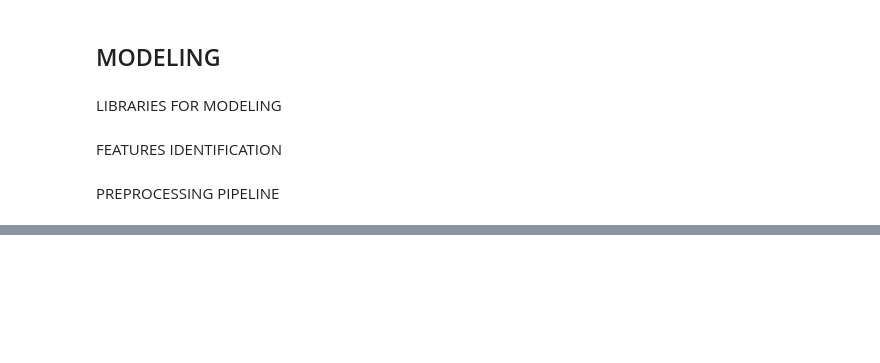
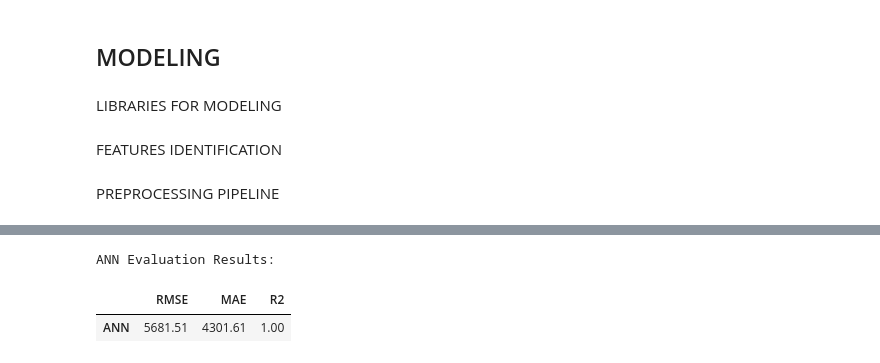
Before and after one commit to sentongo-web/valuation-task, a Jupyter notebook: valuation.ipynb, the cells around one changed output, grey strips where cells are left out. Drawn from its saved outputs; the diff is of its cells as text; code cells hidden in the pictures; blank space fills up the shorter version.

```diff
--- a/valuation.ipynb
+++ b/valuation.ipynb
@@ -990,0 +973,47 @@ for name, pipeline in models.items():
+# %%
+# Re-import required libraries
+from sklearn.neural_network import MLPRegressor
+
+# Define ANN pipeline (light version to manage memory)
+ann_model = Pipeline([
+    ('preprocessor', preprocessor),
+    ('regressor', MLPRegressor(
+        hidden_layer_sizes=(64, 32),
+        activation='relu',
+        solver='adam',
+        max_iter=300,
+        early_stopping=True,
+        validation_fraction=0.1,
+        random_state=42
+    ))
+])
+
+# Train the ANN model
+ann_model.fit(X_train, y_train)
+ann_pred = ann_model.predict(X_val)
+# %%
+# Evaluate the ANN model
+ann_rmse = mean_squared_error(y_val, ann_pred) ** 0.5
+ann_mae = mean_absolute_error(y_val, ann_pred)
+ann_r2 = r2_score(y_val, ann_pred)
+
+# Store ANN results
+ann_results = pd.DataFrame({
+    'RMSE': [ann_rmse],
+    'MAE': [ann_mae],
+    'R2': [ann_r2]
+}, index=['ANN'])
+
+# Store predictions
+ann_predictions = pd.DataFrame({
+    'Actual': y_val,
+    'Predicted': ann_pred,
+    'Error': y_val - ann_pred
+})
+# %%
+print("ANN Evaluation Results:")
+display(ann_results)
+# %% [output]
+ANN Evaluation Results:
+|  | RMSE | MAE | R2 |
+| ANN | 5681.51 | 4301.61 | 1.00 |
```
Also changed, not shown: parts of 15 cells of this notebook.
